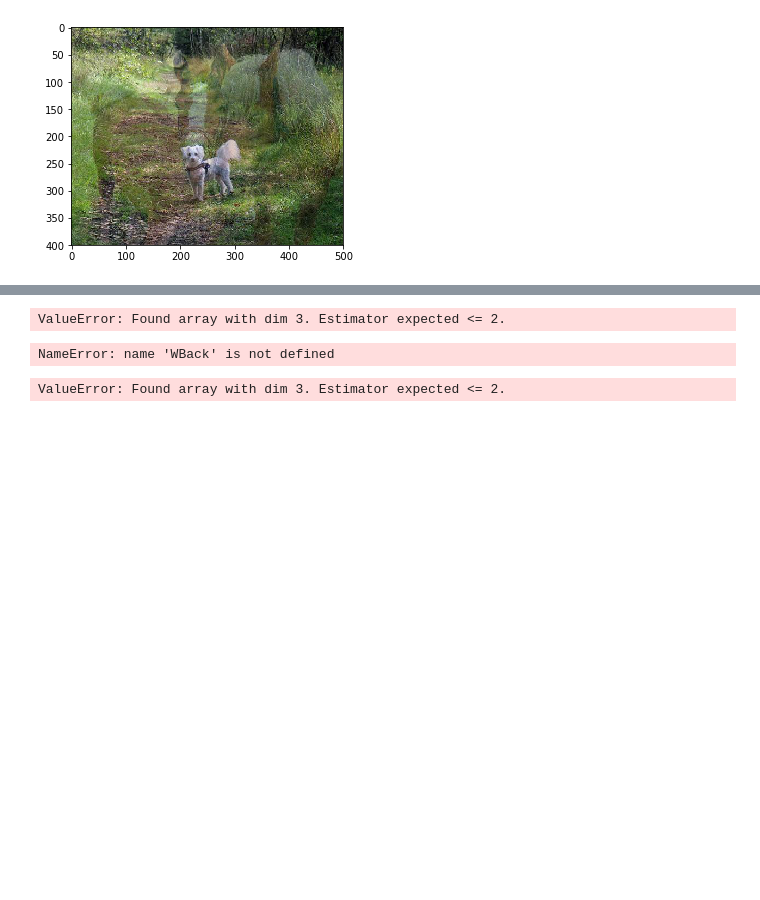
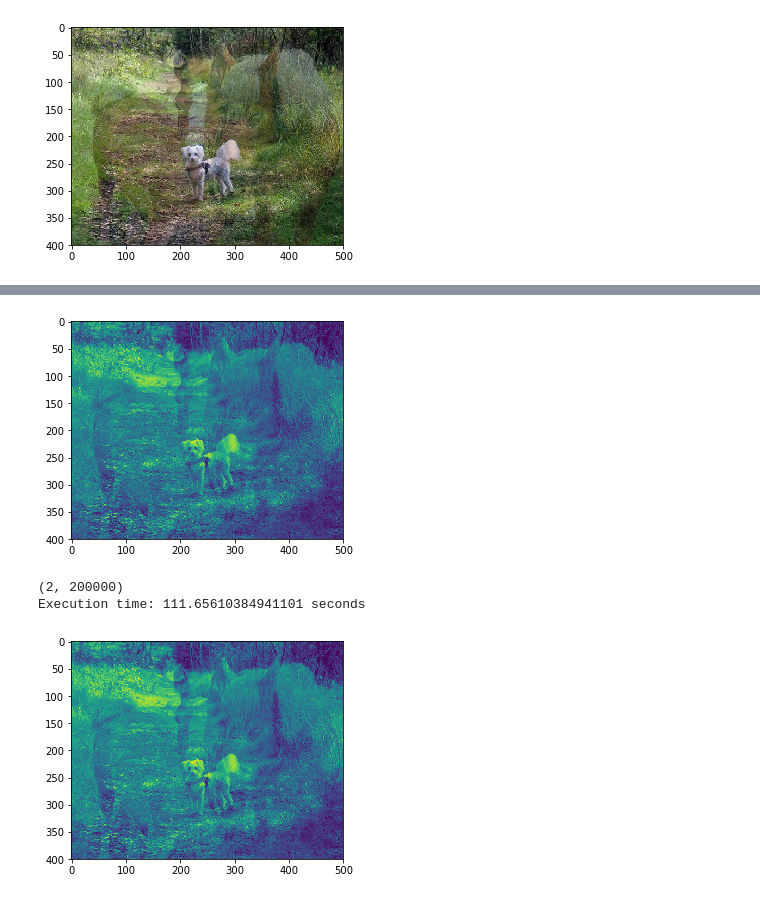
Before and after one commit to crucis/ICA, a Jupyter notebook: Exercicio Imagens - 1.ipynb, the cells around one changed output, grey strips where cells are left out. Saved outputs shown, nothing was run; the diff lists cells and outputs as text; code cells hidden in the pictures; blank space fills up the shorter version.

```diff
--- a/Exercicio Imagens - 1.ipynb
+++ b/Exercicio Imagens - 1.ipynb
@@ -34,13 +34,18 @@ def image_histogram_equalization(image, number_bins=256):
 
 def rgb_ICA(ICA_method, mixturesRGB, learningRate):
     y = np.zeros(mixturesRGB.shape)
-
+    plt.imshow(np.reshape(mixturesRGB[0,:,:], (400, 500, 3)))
+    plt.show()
+    print(mixturesRGB[0].shape)
     [y[:, :, 0], Wr] = ICA_method(mixturesRGB[:, :, 0], learningRate)
     [y[:, :, 1], Wg] = ICA_method(mixturesRGB[:, :, 1], learningRate)
     [y[:, :, 2], Wb] = ICA_method(mixturesRGB[:, :, 2], learningRate)
 
+    plt.imshow(np.reshape(y[0,:,:], (400, 500, 3)))
+    plt.show()
+
     W = [Wr, Wg, Wb]
-
+    #W = Wr
     return y, W
 def read_rgb_image(folderPath, n_images = 2, n_channels = 3):
     X1 = imread(folderPath + '\\1_saida.jpg', flatten = False)
@@ -93,7 +100,0 @@ Execution time: 74.11452341079712 seconds
-# %%
-y = yNPCA
-y[:, :, 0] = np.dot(WNPCA[0], mixtures[:, :, 0])
-y[:, :, 1] = np.dot(WNPCA[1], mixtures[:, :, 1])
-y[:, :, 2] = np.dot(WNPCA[2], mixtures[:, :, 2])
-picture = rebuildPicture(y[1], original_shape)
-plt.imshow(picture)
@@ -137,25 +112,7 @@ ValueError: shapes (3,2,2) and (2,200000,3) not aligned: 2 (dim 2) != 200000 (di
 # %%
-[y, WBack] = cichocki_Feedback(mixtures, learning_rate)
+[y, WFeedback] = rgb_ICA(cichocki_Feedback, mixtures, 1e-3)
 # %% [output]
+[figure, added]
-ValueError: Found array with dim 3. Estimator expected <= 2.
+(2, 200000)
+Execution time: 111.65610384941101 seconds
+[figure, added]
-# %%
-reconstructed_yBack = np.reshape(np.dot(WBack, mixtures), (n_images, ) + original_shape)
-plt.figure(figsize = (8,8))
-if len(original_shape) == 2:
-    x, cdfx = image_histogram_equalization(reconstructed_yBack[1])
-    print(x.shape, np.amax(x), np.amin(x), np.mean(x))
-    plt.imshow(x, cmap = 'gray')
-
-else:
-    x = np.zeros((n_images, ) + original_shape)
-    for j in range(n_images):
-        for i in range(original_shape[2]):
-            x[j,:,:,i], cdfx = image_histogram_equalization(reconstructed_yBack[j,:,:,i])
-    print(x.shape, np.amax(x), np.amin(x), np.mean(x))
-    plt.imshow(x[0])
-# %% [output]
-NameError: name 'WBack' is not defined
-# %%
-[y, WForward] = cichocki_Feedforward(mixtures, learning_rate)
-# %% [output]
-ValueError: Found array with dim 3. Estimator expected <= 2.
```
Also changed, not shown: parts of 8 cells of this notebook.
